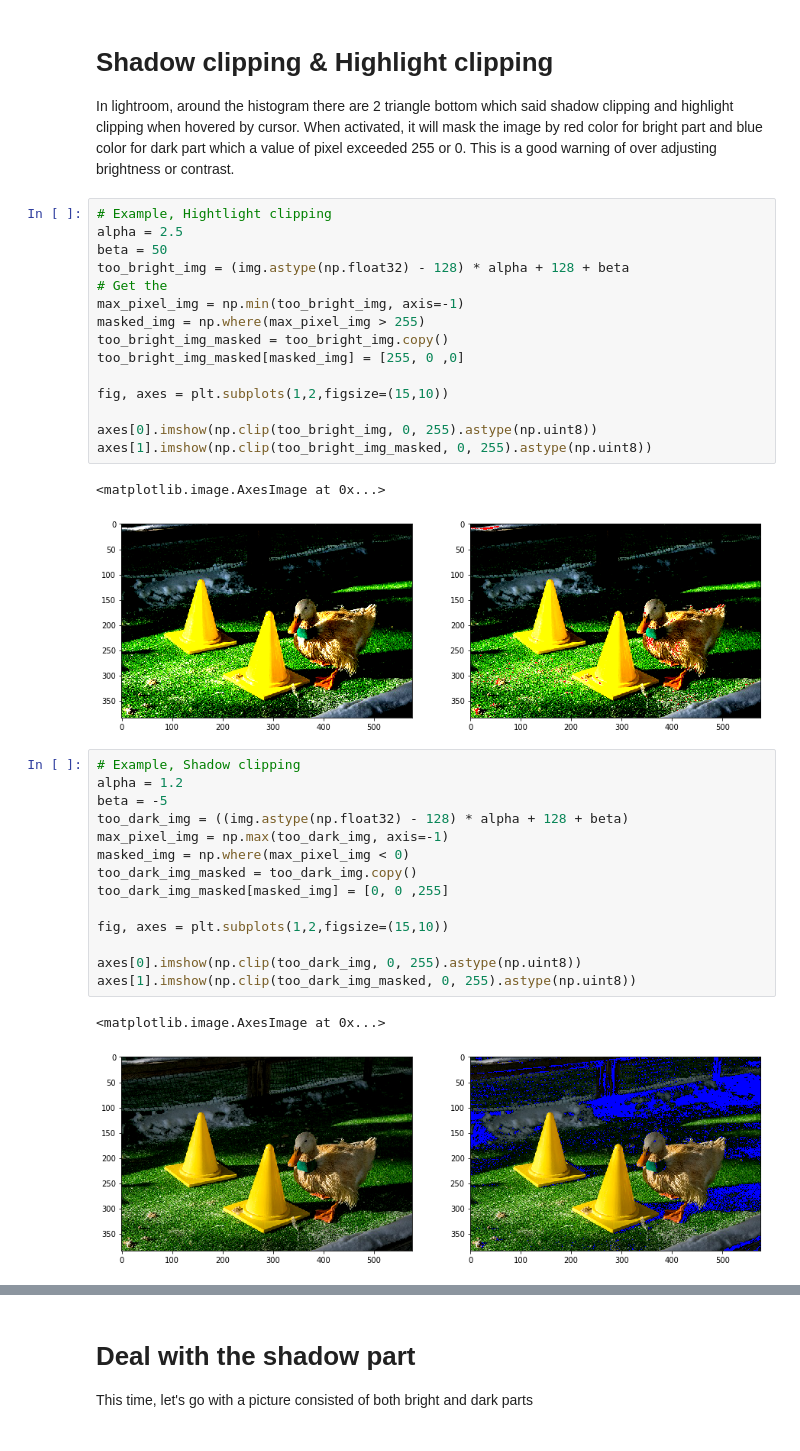
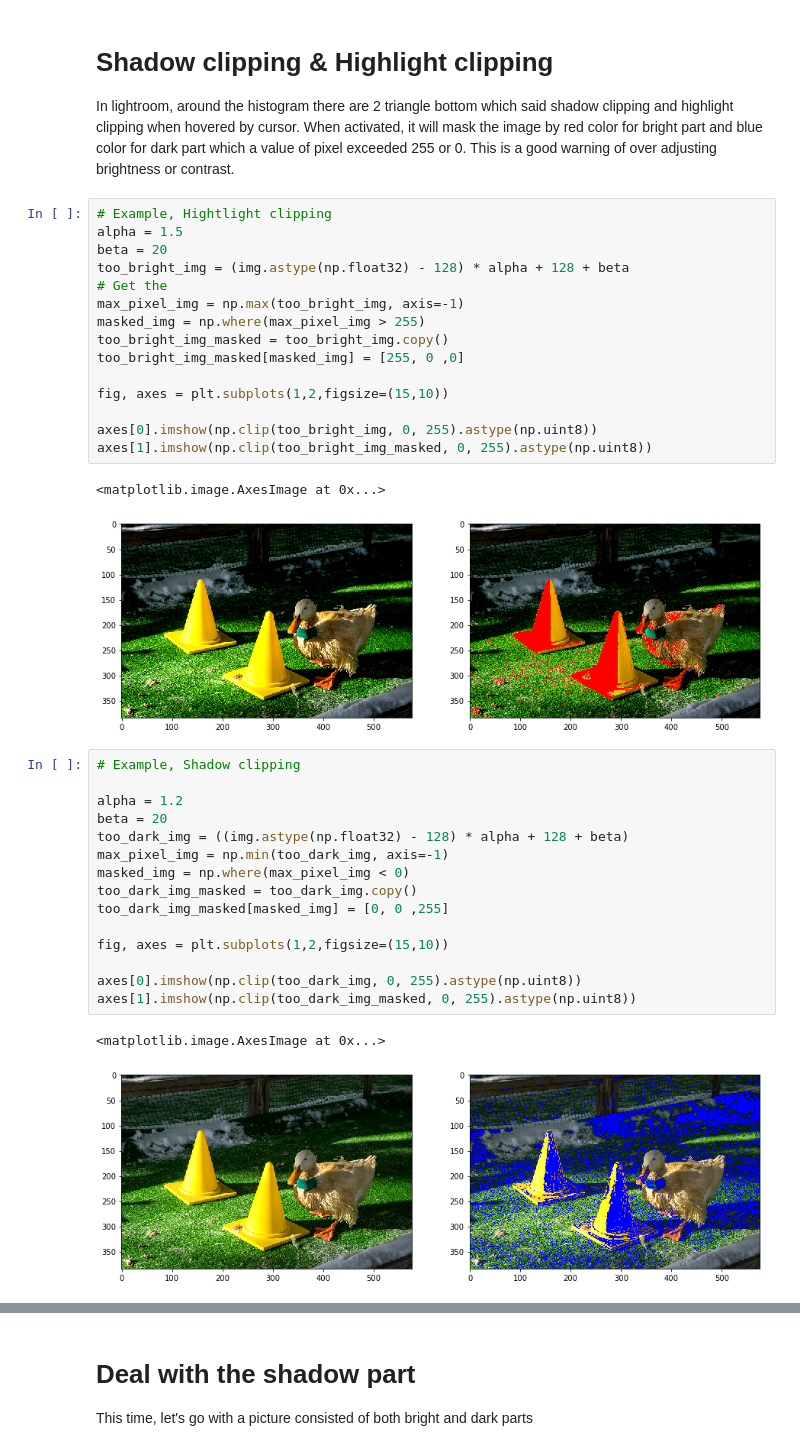
Before and after one commit to barnrang/Photo-series, a Jupyter notebook: Brightness & Contrast.ipynb, the cells around one changed output, grey strips where cells are left out. Cells and saved outputs as stored; diff of their text form.

```diff
--- a/Brightness & Contrast.ipynb
+++ b/Brightness & Contrast.ipynb
@@ -131,11 +131,11 @@ plt.show()
 In lightroom, around the histogram there are 2 triangle bottom which said shadow clipping and highlight clipping when hovered by cursor. When activated, it will mask the image by red color for bright part and blue color for dark part which a value of pixel exceeded 255 or 0. This is a good warning of over adjusting brightness or contrast.
 # %%
 # Example, Hightlight clipping
-alpha = 2.5
-beta = 50
+alpha = 1.5
+beta = 20
 too_bright_img = (img.astype(np.float32) - 128) * alpha + 128 + beta
 # Get the
-max_pixel_img = np.min(too_bright_img, axis=-1)
+max_pixel_img = np.max(too_bright_img, axis=-1)
 masked_img = np.where(max_pixel_img > 255)
 too_bright_img_masked = too_bright_img.copy()
 too_bright_img_masked[masked_img] = [255, 0 ,0]
@@ -146,21 +146,22 @@ axes[0].imshow(np.clip(too_bright_img, 0, 255).astype(np.uint8))
 axes[1].imshow(np.clip(too_bright_img_masked, 0, 255).astype(np.uint8))
 # %% [output]
 <matplotlib.image.AxesImage at 0x...>
-[figure, old version]
+[figure, new version]
 # %%
 # Example, Shadow clipping
+
 alpha = 1.2
-beta = -5
+beta = 20
 too_dark_img = ((img.astype(np.float32) - 128) * alpha + 128 + beta)
-max_pixel_img = np.max(too_dark_img, axis=-1)
+max_pixel_img = np.min(too_dark_img, axis=-1)
 masked_img = np.where(max_pixel_img < 0)
 too_dark_img_masked = too_dark_img.copy()
 too_dark_img_masked[masked_img] = [0, 0 ,255]
 
 fig, axes = plt.subplots(1,2,figsize=(15,10))
 
 axes[0].imshow(np.clip(too_dark_img, 0, 255).astype(np.uint8))
 axes[1].imshow(np.clip(too_dark_img_masked, 0, 255).astype(np.uint8))
 # %% [output]
 <matplotlib.image.AxesImage at 0x...>
-[figure, old version]
+[figure, new version]
```
Also changed, not shown: parts of 3 cells of this notebook.
